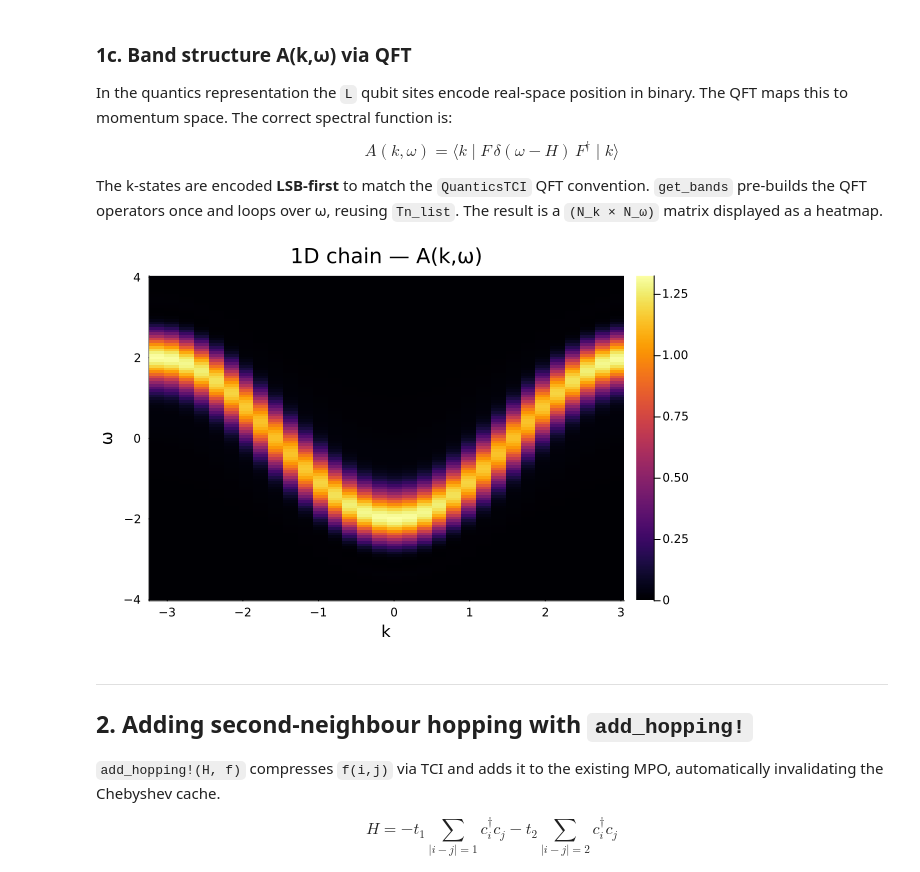
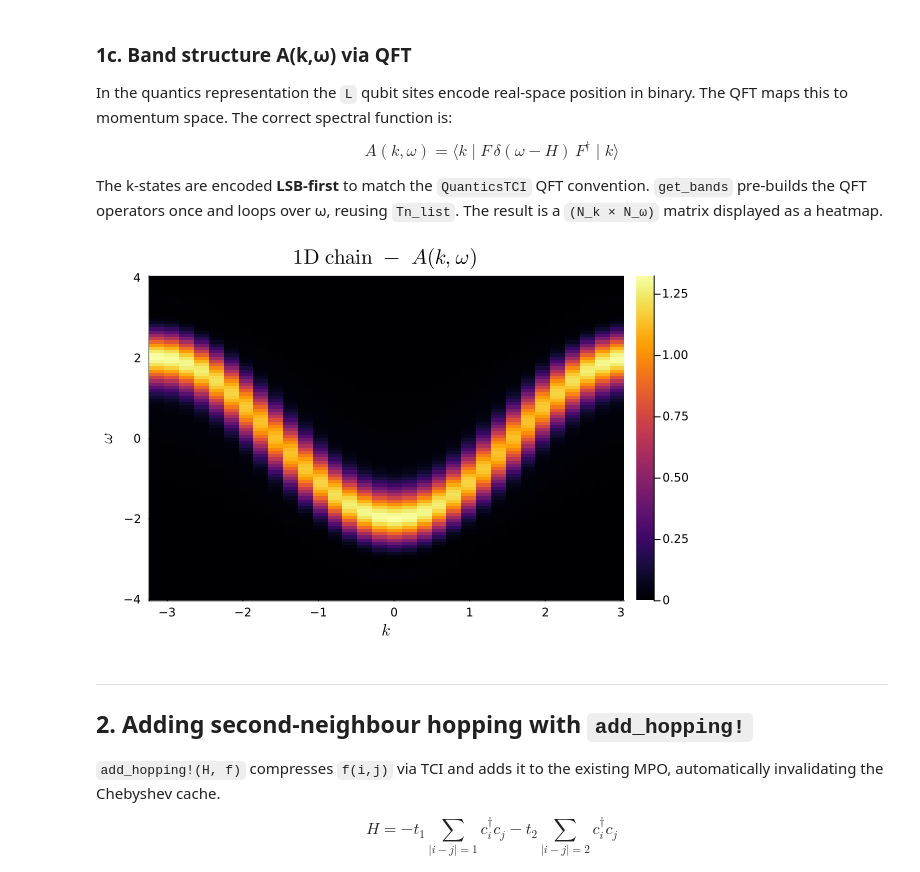
Before and after one commit to TensorBinding/TensorBinding.jl, a Jupyter notebook: examples/getting_started.ipynb, the cells around one changed output. Saved outputs shown, nothing was run; the diff lists cells and outputs as text; code cells hidden in the pictures.

```diff
--- a/examples/getting_started.ipynb
+++ b/examples/getting_started.ipynb
@@ -157,19 +165,25 @@ The k-states are encoded **LSB-first** to match the `QuanticsTCI` QFT convention
 `get_bands` pre-builds the QFT operators once and loops over ω, reusing `Tn_list`.
 The result is a `(N_k × N_ω)` matrix displayed as a heatmap.
 # %%
-ω_phys_bands = range(-4.0, 4.0; length=120)
+using LaTeXStrings
 
-# Tn_list and Ncheb taken from H1's cache set by KPM_Tn above
-Ak_w = TensorBinding.get_bands(H1, ω_phys_bands; tol=1e-9, maxdim=100)
+Ncheb  = 30
+maxdim = 100
 
-k_axis = (2π / H1.N) .* (0:H1.N-1) .- π   # BZ: [-π, π)
+e_phys = range(-4, 4; length=100)
 
-heatmap(k_axis, collect(ω_phys_bands), Ak_w';
-        xlabel="k", ylabel="ω",
-        title="1D chain — A(k,ω)",
-        color=:inferno, clims=(0, maximum(Ak_w)))
+Ak = TensorBinding.get_bands(H1,
+                          Ncheb, e_phys; num_x = H1.N);
+
+kvals = (2π / H1.N) .* range(0, H1.N-1; length=H1.N) .- π   # BZ: [-π, π)
+
+heatmap(kvals, e_phys,           # x and y axes
+        Ak;                      # data
+        xlabel=L"k", ylabel=L"\omega",
+        title=L"\mathrm{1D\ chain\ -\ } A(k,\omega)",
+        color=:inferno, clims=(0, maximum(Ak)))
 # %% [output]
-[figure, old version]
+[figure, new version]
 # %% [markdown]
 ---
 ## 2. Adding second-neighbour hopping with `add_hopping!`
```
Also changed, not shown: parts of 3 cells of this notebook.
